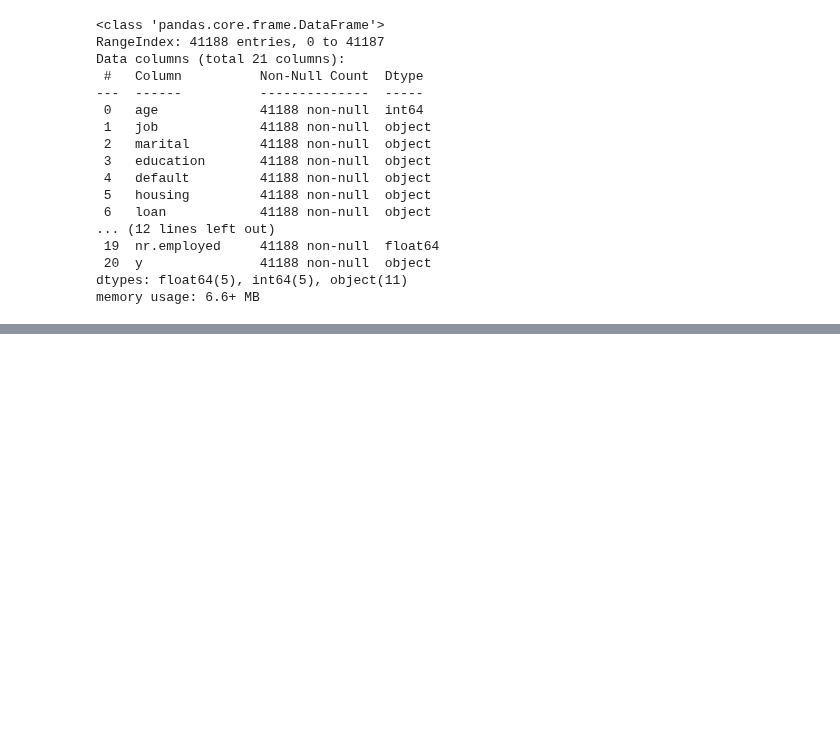
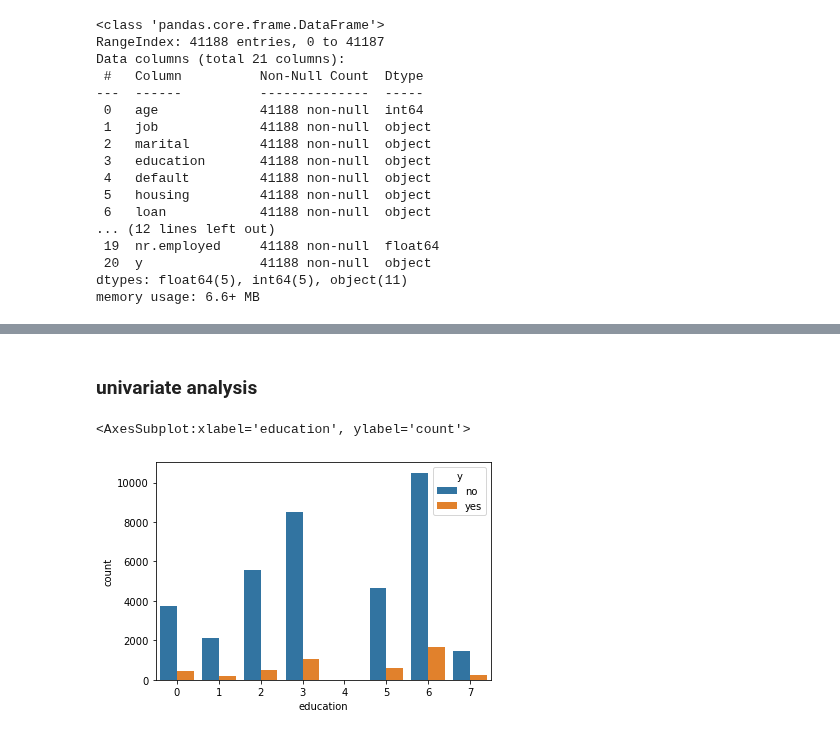
Before and after one commit to datav94/prcp_1000_bankm, a Jupyter notebook: prcp_1000_bankm.ipynb, the cells around one changed output, grey strips where cells are left out. Drawn from its saved outputs; the diff is of its cells as text; code cells hidden in the pictures; blank space fills up the shorter version.

Commit message:
[ADD] EDA preprocessing and model selection

```diff
--- a/prcp_1000_bankm.ipynb
+++ b/prcp_1000_bankm.ipynb
@@ -21,7 +21,29 @@ True
 ## ___Import dataset___
 # %%
 df = pd.read_csv(os.getenv('bank_data'), sep=';')
+col = ['age',
+ 'job',
+ 'marital',
+ 'education',
+ 'default',
+ 'housing',
+ 'loan',
+ 'contact',
+ 'month',
+ 'day_of_week',
+ 'duration',
+ 'campaign',
+ 'pdays',
+ 'previous',
+ 'poutcome',
+ 'emp_var_rate',
+ 'cons_price_idx',
+ 'cons_conf_idx',
+ 'euribor3m',
+ 'nr_employed',
+ 'y']
 df_additional = pd.read_csv(os.getenv('bank_additional_data'), sep=';')
+df_additional.columns = col
 df.head()
 # %% [output]
 |  | age | job | marital | education | default | balance | housing | loan | contact | day | month | ... |
@@ -90,0 +115,6 @@ memory usage: 6.6+ MB
+# %%
+# categorical data
+cat_data = df_additional.select_dtypes(['object', 'bool'])
+
+# numerical data
+num_data = df_additional.select_dtypes(['int','float','int64','float64'])
@@ -90,0 +160,4 @@ memory usage: 6.6+ MB
+# %%
+# lets drop the unnecessary column
+df_additional.drop('duration', axis=1, inplace=True)
+df_additional.columns
@@ -90,0 +301,3 @@ memory usage: 6.6+ MB
+# %%
+cat_data.replace('unknown', np.nan, inplace=True)
+cat_data.isna().sum()
@@ -90,0 +337,7 @@ memory usage: 6.6+ MB
+# %% [markdown]
+### univariate analysis
+# %%
+sns.countplot(df_additional['education'], hue=cat_data.y)
+# %% [output]
+<AxesSubplot:xlabel='education', ylabel='count'>
+[figure, added]
```
Also changed, not shown: parts of 29 cells of this notebook, 5 other files.
